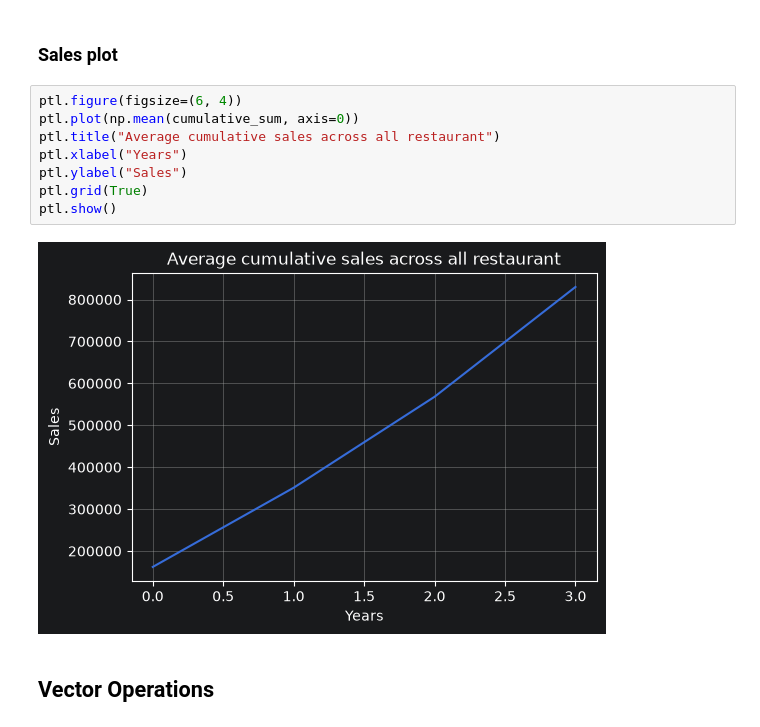
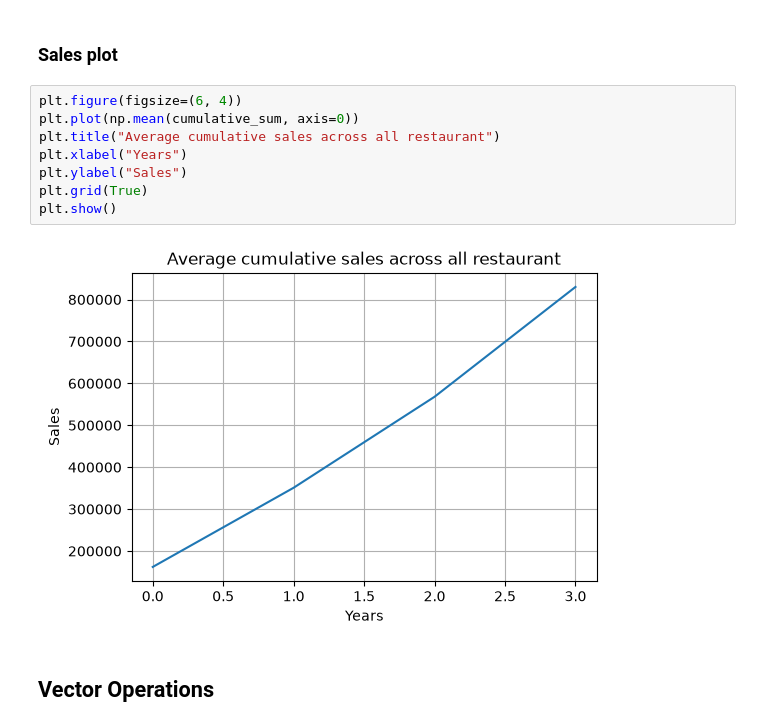
Before and after one commit to Zafar-Ashfak/NumPy, a Jupyter notebook: phase-3.ipynb, the cells around one changed output. Drawn from its saved outputs; the diff is of its cells as text.

```diff
--- a/phase-3.ipynb
+++ b/phase-3.ipynb
@@ -95,15 +95,15 @@ Cumulative Sales of restaurant: [[150000 330000 550000 800000]
 # %% [markdown]
 ### Sales plot
 # %%
-ptl.figure(figsize=(6, 4))
-ptl.plot(np.mean(cumulative_sum, axis=0))
-ptl.title("Average cumulative sales across all restaurant")
-ptl.xlabel("Years")
-ptl.ylabel("Sales")
-ptl.grid(True)
-ptl.show()
+plt.figure(figsize=(6, 4))
+plt.plot(np.mean(cumulative_sum, axis=0))
+plt.title("Average cumulative sales across all restaurant")
+plt.xlabel("Years")
+plt.ylabel("Sales")
+plt.grid(True)
+plt.show()
 # %% [output]
-[figure, old version]
+[figure, new version]
 # %% [markdown]
 ## Vector Operations
 # %%
```
Also changed, not shown: parts of 1 cell of this notebook, 3 other files.
